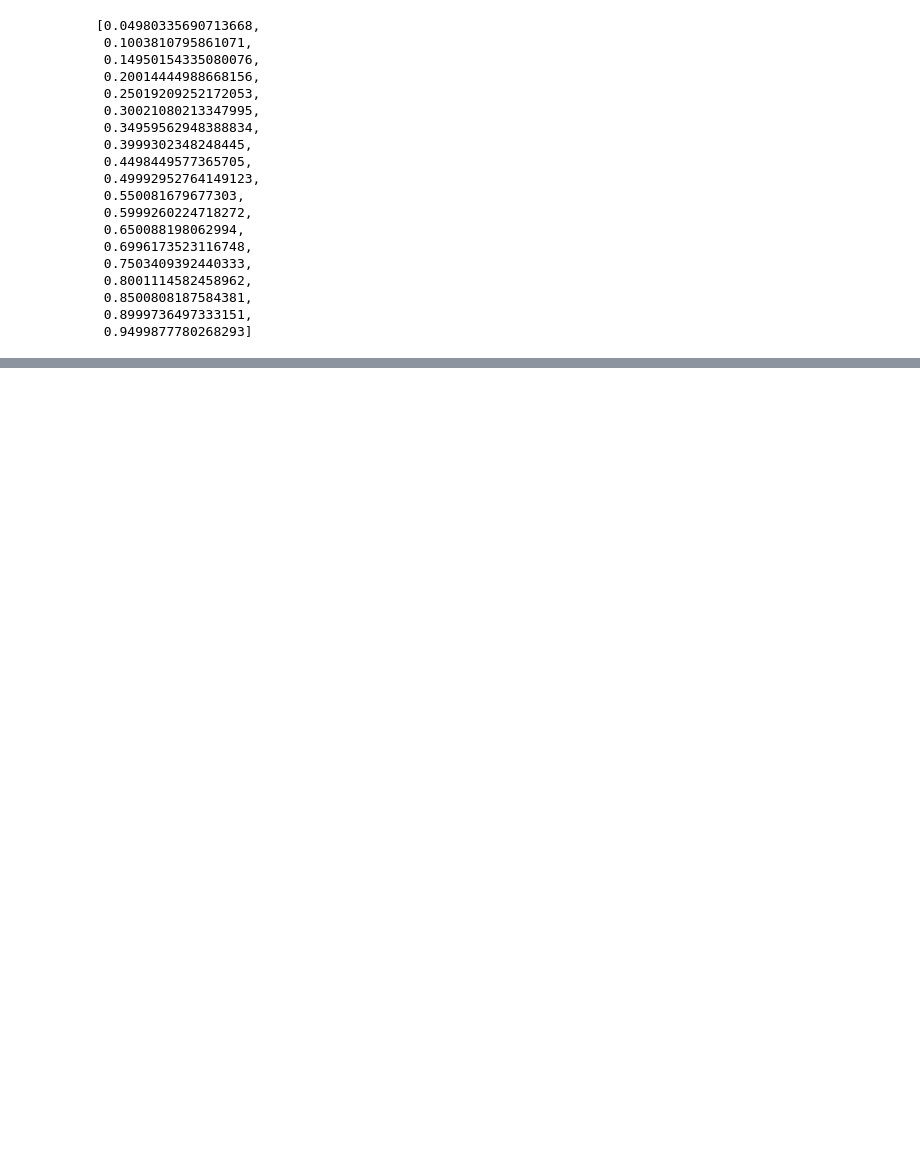
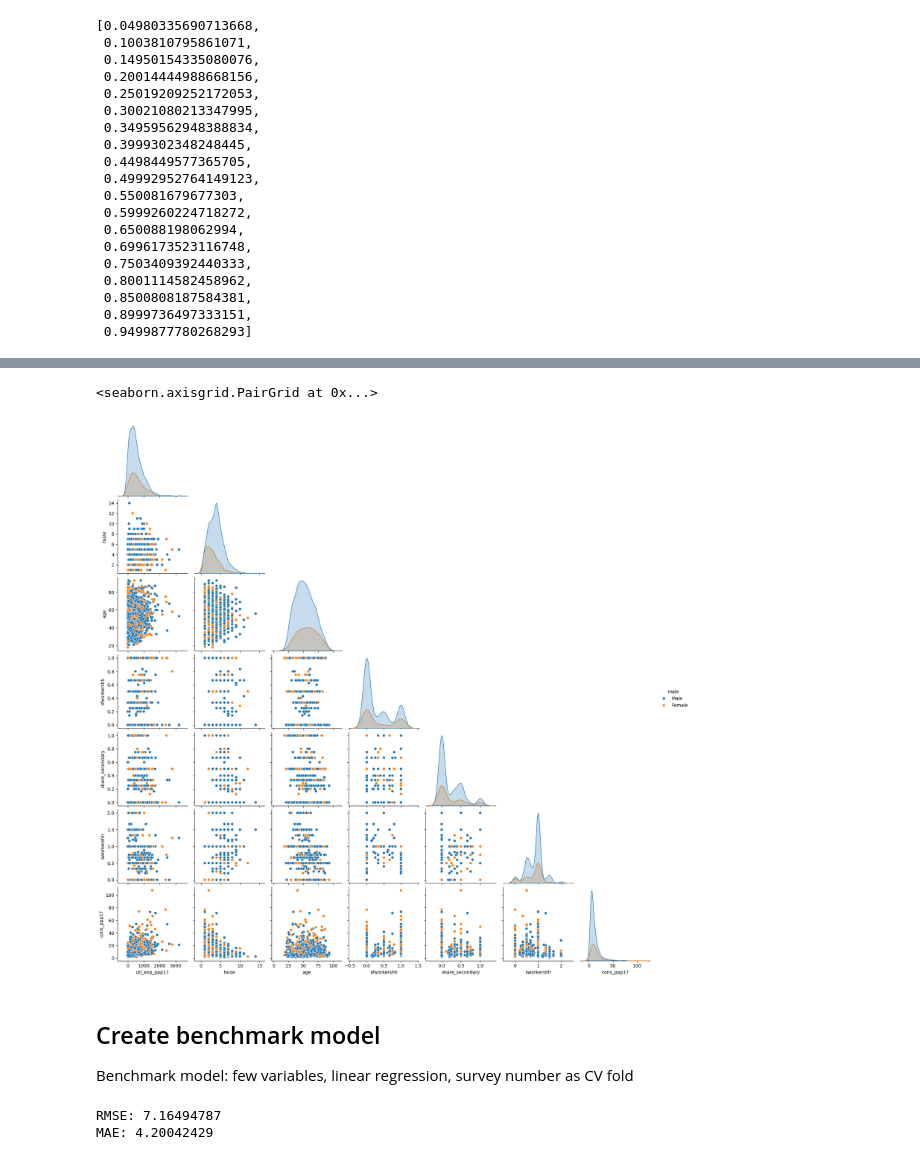
Before and after one commit to mj-datalab/poverty-prediction-challenge, a Jupyter notebook: notebooks/benchmark_analysis.ipynb, the cells around one changed output, grey strips where cells are left out. Cells and saved outputs as stored; diff of their text form; code cells hidden in the pictures; blank space fills up the shorter version.

```diff
--- a/notebooks/benchmark_analysis.ipynb
+++ b/notebooks/benchmark_analysis.ipynb
@@ -119,0 +205,4 @@ percentages
+# %%
+train_data_ss = train_data[["utl_exp_ppp17", "hsize","age","sfworkershh","share_secondary","sworkershh","male"]].copy()
+train_data_ss["cons_ppp17"] = hh_data["cons_ppp17"]
+train_data_ss.head()
@@ -119,0 +216,9 @@ percentages
+# %%
+import seaborn as sns
+sns.pairplot(train_data_ss.sample(1000),hue="male", corner=True)
+# %% [output]
+<seaborn.axisgrid.PairGrid at 0x...>
+[figure, added]
+# %% [markdown]
+## Create benchmark model
+Benchmark model: few variables, linear regression, survey number as CV fold
@@ -119,0 +248,46 @@ percentages
+# %%
+numeric_cols = X_train.select_dtypes(include="number").columns.tolist()
+categorical_cols = X_train.select_dtypes(exclude="number").columns.tolist()
+
+preprocess = ColumnTransformer(
+    transformers=[
+        ("num", Pipeline(steps=[
+            ("impute", SimpleImputer(strategy="median")),
+            ("scale", StandardScaler())
+        ]), numeric_cols),
+        ("cat", Pipeline(steps=[
+            ("impute", SimpleImputer(strategy="most_frequent")),
+            ("onehot", OneHotEncoder(handle_unknown="ignore"))
+        ]), categorical_cols)
+    ],
+    remainder="drop"  # or 'passthrough'
+)
+
+
+pipe = Pipeline(steps=[
+    ("preprocess", preprocess),
+    ("model", RandomForestRegressor())  # or LinearRegression(), Lasso(), ElasticNet()
+])
+
+
+groups = train_data["survey_id"]  # every group's rows stay together
+cv = GroupKFold(n_splits=3)
+
+y_pred = cross_val_predict(
+    estimator=pipe,
+    X=X_train, y=y_train,
+    groups=groups,     # <- important
+    cv=cv,
+    method="predict",
+    n_jobs=-1
+)
+
+y_true = y_train.to_numpy()
+rmse = np.sqrt(mean_squared_error(y_true, y_pred))
+mae = mean_absolute_error(y_true, y_pred)
+
+print(f"RMSE: {rmse:.8f}")
+print(f"MAE: {mae:.8f}")
+# %% [output]
+RMSE: 7.16494787
+MAE: 4.20042429
```
Also changed, not shown: parts of 25 cells of this notebook.
